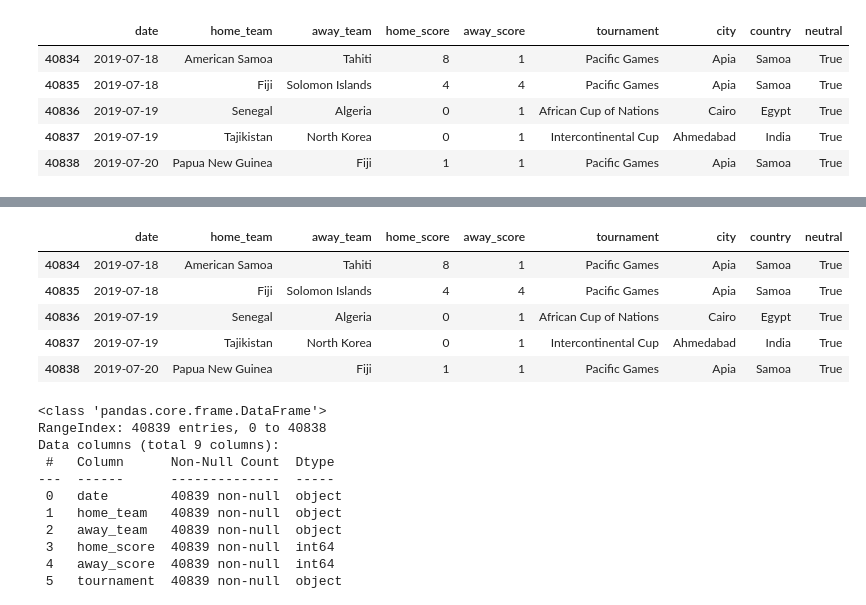
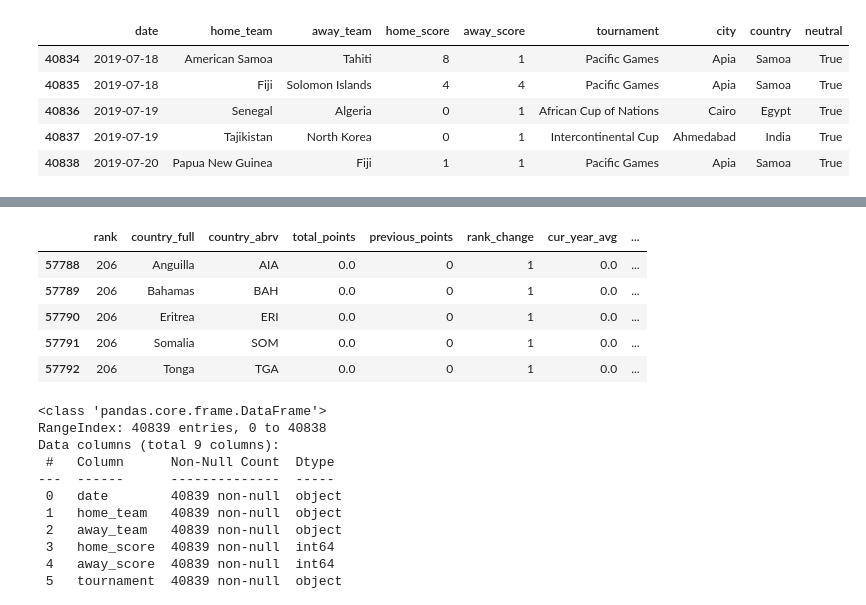
Before and after one commit to mburu-mwangi/Moringa-Machine-Learning-Wk-1, a Jupyter notebook: Moringa_Data_Science_Core_W6_Independent_Project_2021_10_Alfonce_Mwangi_Python_Notebook.ipynb, the cells around one changed output, grey strips where cells are left out. Cells and saved outputs as stored; diff of their text form; code cells hidden in the pictures.

```diff
--- a/Moringa_Data_Science_Core_W6_Independent_Project_2021_10_Alfonce_Mwangi_Python_Notebook.ipynb
+++ b/Moringa_Data_Science_Core_W6_Independent_Project_2021_10_Alfonce_Mwangi_Python_Notebook.ipynb
@@ -137,14 +147,14 @@ results.head()
 # %%
 # Previewing the bottom of our dataset fifa_rankings
 #
-results.tail()
+fifa_rankings.tail()
 # %% [output]
-|  | date | home_team | away_team | home_score | away_score | tournament | city | country | neutral |
-| 40834 | 2019-07-18 | American Samoa | Tahiti | 8 | 1 | Pacific Games | Apia | Samoa | True |
-| 40835 | 2019-07-18 | Fiji | Solomon Islands | 4 | 4 | Pacific Games | Apia | Samoa | True |
-| 40836 | 2019-07-19 | Senegal | Algeria | 0 | 1 | African Cup of Nations | Cairo | Egypt | True |
-| 40837 | 2019-07-19 | Tajikistan | North Korea | 0 | 1 | Intercontinental Cup | Ahmedabad | India | True |
-| 40838 | 2019-07-20 | Papua New Guinea | Fiji | 1 | 1 | Pacific Games | Apia | Samoa | True |
+|  | rank | country_full | country_abrv | total_points | previous_points | rank_change | cur_year_avg | ... |
+| 57788 | 206 | Anguilla | AIA | 0.0 | 0 | 1 | 0.0 | ... |
+| 57789 | 206 | Bahamas | BAH | 0.0 | 0 | 1 | 0.0 | ... |
+| 57790 | 206 | Eritrea | ERI | 0.0 | 0 | 1 | 0.0 | ... |
+| 57791 | 206 | Somalia | SOM | 0.0 | 0 | 1 | 0.0 | ... |
+| 57792 | 206 | Tonga | TGA | 0.0 | 0 | 1 | 0.0 | ... |
 # %%
 # Checking whether each column has an appropriate datatype
 #
```
Also changed, not shown: parts of 54 cells of this notebook.
